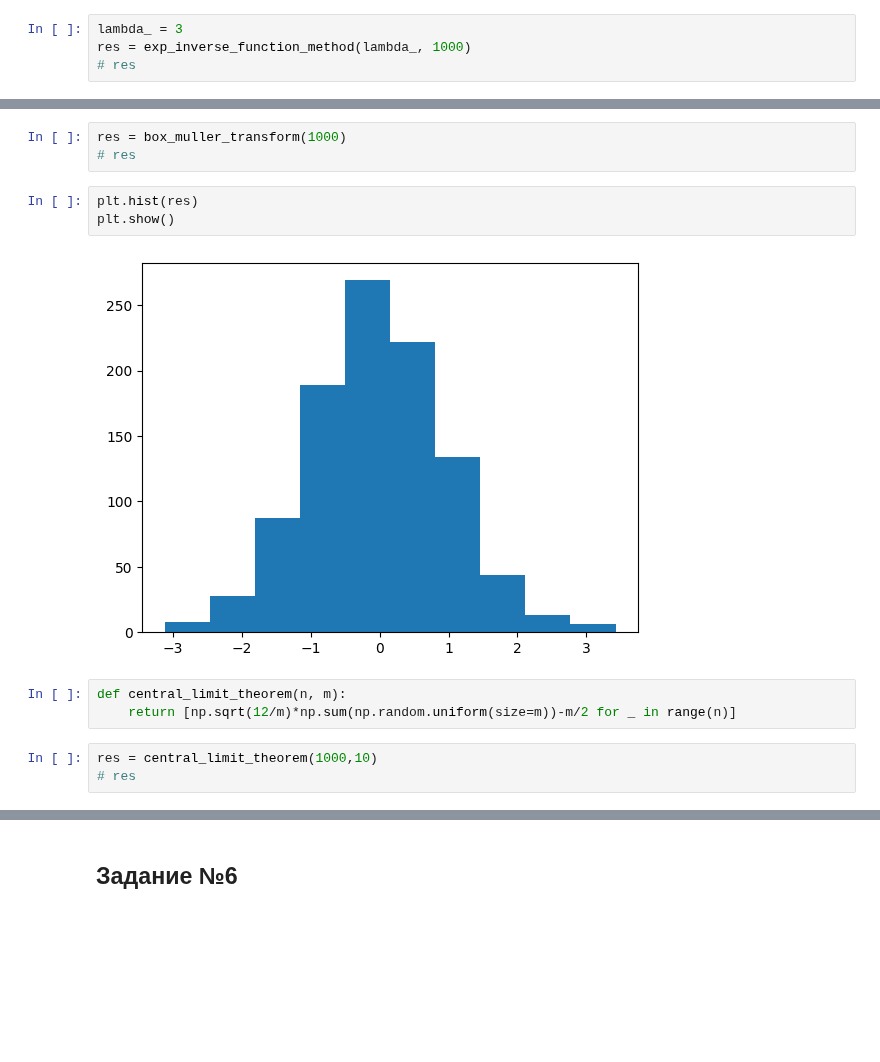
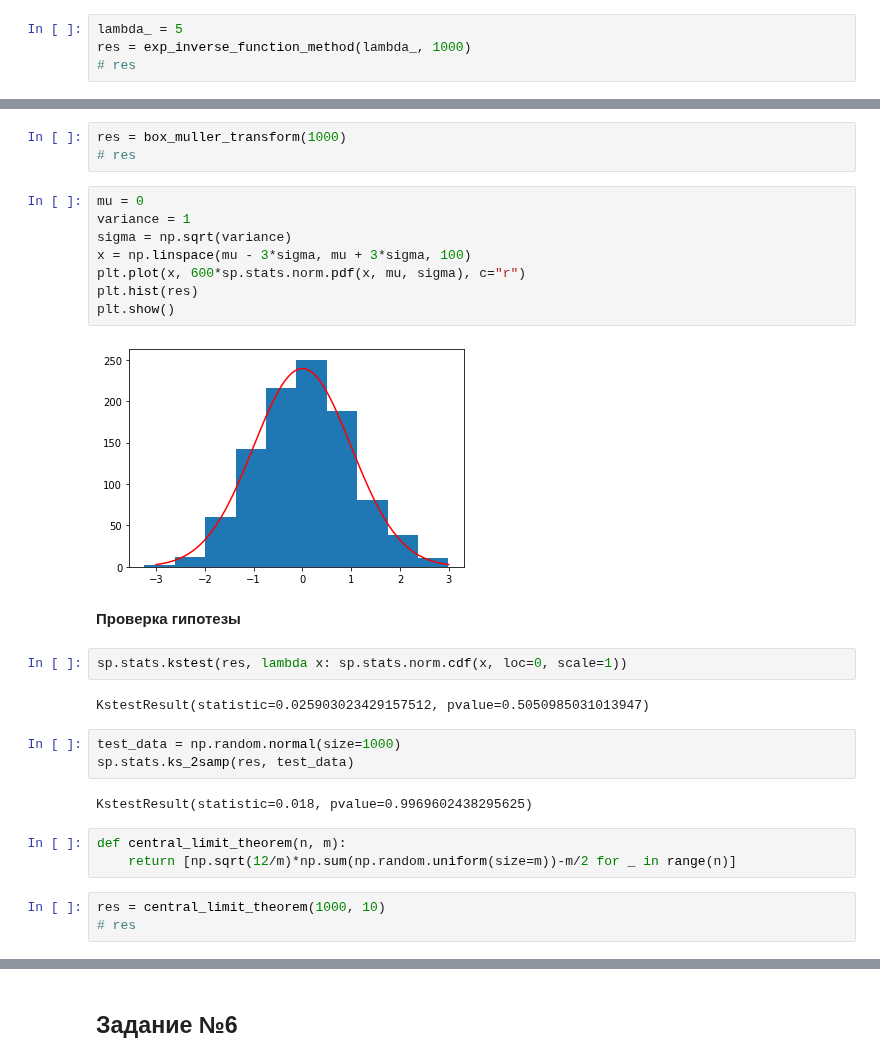
Before and after one commit to endygamedev/university, a Jupyter notebook: 4-course-7-semester/simulation-modeling/task-2/task-2.ipynb, the cells around one changed output, grey strips where cells are left out. Cells and saved outputs as stored; diff of their text form; blank space fills up the shorter version.

```diff
--- a/4-course-7-semester/simulation-modeling/task-2/task-2.ipynb
+++ b/4-course-7-semester/simulation-modeling/task-2/task-2.ipynb
@@ -83,7 +103,7 @@ plt.show()
 def exp_inverse_function_method(lambda_, n):
     return [-np.log(np.random.random())/lambda_ for _ in range(n)]
 # %%
-lambda_ = 3
+lambda_ = 5
 res = exp_inverse_function_method(lambda_, 1000)
 # res
 # %%
@@ -172,13 +208,29 @@ def box_muller_transform(n):
 res = box_muller_transform(1000)
 # res
 # %%
+mu = 0
+variance = 1
+sigma = np.sqrt(variance)
+x = np.linspace(mu - 3*sigma, mu + 3*sigma, 100)
+plt.plot(x, 600*sp.stats.norm.pdf(x, mu, sigma), c="r")
 plt.hist(res)
 plt.show()
 # %% [output]
-[figure, old version]
+[figure, new version]
+# %% [markdown]
+**Проверка гипотезы**
+# %%
+sp.stats.kstest(res, lambda x: sp.stats.norm.cdf(x, loc=0, scale=1))
+# %% [output]
+KstestResult(statistic=0.025903023429157512, pvalue=0.5050985031013947)
+# %%
+test_data = np.random.normal(size=1000)
+sp.stats.ks_2samp(res, test_data)
+# %% [output]
+KstestResult(statistic=0.018, pvalue=0.9969602438295625)
 # %%
 def central_limit_theorem(n, m):
     return [np.sqrt(12/m)*np.sum(np.random.uniform(size=m))-m/2 for _ in range(n)]
 # %%
-res = central_limit_theorem(1000,10)
+res = central_limit_theorem(1000, 10)
 # res
```
Also changed, not shown: parts of 31 cells of this notebook, 16 other files.
